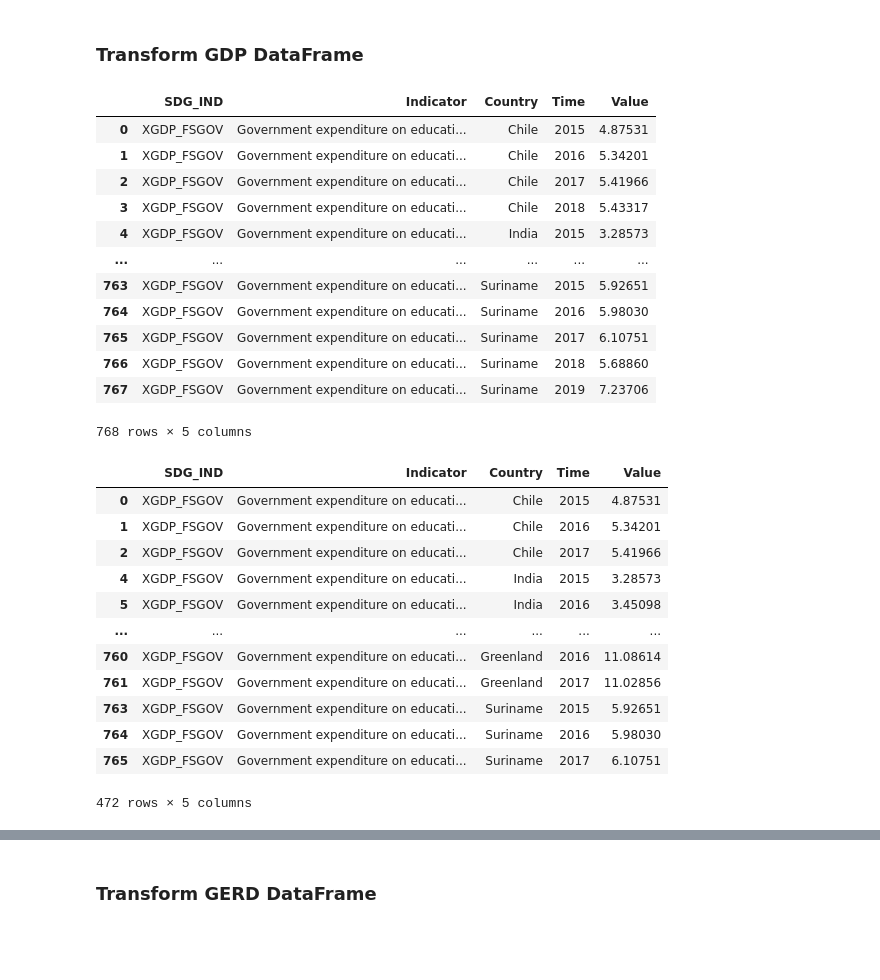
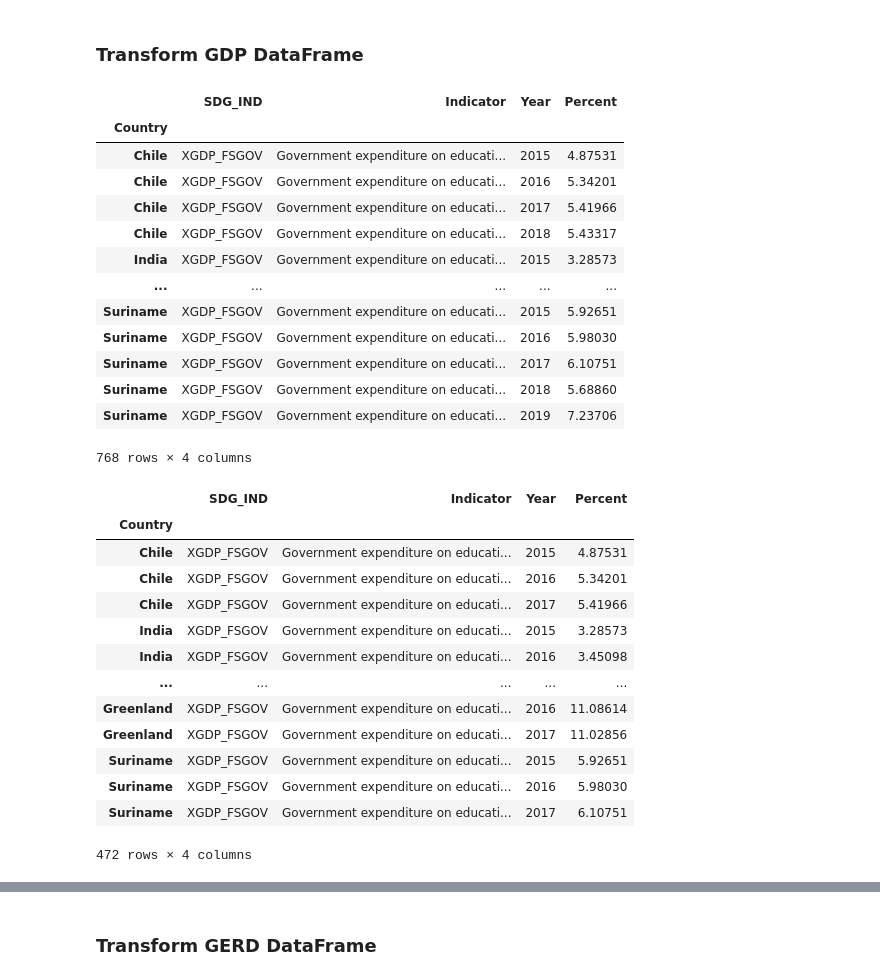
Before and after one commit to mchrzanowski27/Project2, a Jupyter notebook: Project2-Group3.ipynb, the cells around one changed output, grey strips where cells are left out. Cells and saved outputs as stored; diff of their text form; code cells hidden in the pictures; blank space fills up the shorter version.

```diff
--- a/Project2-Group3.ipynb
+++ b/Project2-Group3.ipynb
@@ -4,7 +5,7 @@ from sqlalchemy import create_engine
 # %% [markdown]
 ### Extract CSVs into DataFrames
 # %%
-GDP_file = "../Resources/GDP.csv"
+GDP_file = "Resources/GDP.csv"
 GDP_df = pd.read_csv(GDP_file)
 GDP_df
 # %% [output]
@@ -25,18 +26,21 @@ GDP_df
 ### Transform GDP DataFrame
 # %%
 GDP_df = GDP_df[['SDG_IND','Indicator','Country','Time','Value']]
+GDP_df = GDP_df.set_index('Country')
+GDP_df=GDP_df.rename(columns={'Time':'Year','Value':'Percent'})
 GDP_df
 # %% [output]
-|  | SDG_IND | Indicator | Country | Time | Value |
-| 0 | XGDP_FSGOV | Government expenditure on educati... | Chile | 2015 | 4.87531 |
-| 1 | XGDP_FSGOV | Government expenditure on educati... | Chile | 2016 | 5.34201 |
-| 2 | XGDP_FSGOV | Government expenditure on educati... | Chile | 2017 | 5.41966 |
-| 3 | XGDP_FSGOV | Government expenditure on educati... | Chile | 2018 | 5.43317 |
-| 4 | XGDP_FSGOV | Government expenditure on educati... | India | 2015 | 3.28573 |
-| ... | ... | ... | ... | ... | ... |
-| 763 | XGDP_FSGOV | Government expenditure on educati... | Suriname | 2015 | 5.92651 |
-| 764 | XGDP_FSGOV | Government expenditure on educati... | Suriname | 2016 | 5.98030 |
-| 765 | XGDP_FSGOV | Government expenditure on educati... | Suriname | 2017 | 6.10751 |
-| 766 | XGDP_FSGOV | Government expenditure on educati... | Suriname | 2018 | 5.68860 |
-| 767 | XGDP_FSGOV | Government expenditure on educati... | Suriname | 2019 | 7.23706 |
+|  | SDG_IND | Indicator | Year | Percent |
+| Country |  |  |  |  |
+| Chile | XGDP_FSGOV | Government expenditure on educati... | 2015 | 4.87531 |
+| Chile | XGDP_FSGOV | Government expenditure on educati... | 2016 | 5.34201 |
+| Chile | XGDP_FSGOV | Government expenditure on educati... | 2017 | 5.41966 |
+| Chile | XGDP_FSGOV | Government expenditure on educati... | 2018 | 5.43317 |
+| India | XGDP_FSGOV | Government expenditure on educati... | 2015 | 3.28573 |
+| ... | ... | ... | ... | ... |
+| Suriname | XGDP_FSGOV | Government expenditure on educati... | 2015 | 5.92651 |
+| Suriname | XGDP_FSGOV | Government expenditure on educati... | 2016 | 5.98030 |
+| Suriname | XGDP_FSGOV | Government expenditure on educati... | 2017 | 6.10751 |
+| Suriname | XGDP_FSGOV | Government expenditure on educati... | 2018 | 5.68860 |
+| Suriname | XGDP_FSGOV | Government expenditure on educati... | 2019 | 7.23706 |
-768 rows × 5 columns
+768 rows × 4 columns
@@ -47,19 +47,18 @@ GDP_df
 # %%
-
-
-GDP_trim_df = GDP_df.loc[GDP_df["Time"] <2018]
+GDP_trim_df = GDP_df.loc[GDP_df["Year"] <2018]
 GDP_trim_df
 # %% [output]
-|  | SDG_IND | Indicator | Country | Time | Value |
-| 0 | XGDP_FSGOV | Government expenditure on educati... | Chile | 2015 | 4.87531 |
-| 1 | XGDP_FSGOV | Government expenditure on educati... | Chile | 2016 | 5.34201 |
-| 2 | XGDP_FSGOV | Government expenditure on educati... | Chile | 2017 | 5.41966 |
-| 4 | XGDP_FSGOV | Government expenditure on educati... | India | 2015 | 3.28573 |
-| 5 | XGDP_FSGOV | Government expenditure on educati... | India | 2016 | 3.45098 |
-| ... | ... | ... | ... | ... | ... |
-| 760 | XGDP_FSGOV | Government expenditure on educati... | Greenland | 2016 | 11.08614 |
-| 761 | XGDP_FSGOV | Government expenditure on educati... | Greenland | 2017 | 11.02856 |
-| 763 | XGDP_FSGOV | Government expenditure on educati... | Suriname | 2015 | 5.92651 |
-| 764 | XGDP_FSGOV | Government expenditure on educati... | Suriname | 2016 | 5.98030 |
-| 765 | XGDP_FSGOV | Government expenditure on educati... | Suriname | 2017 | 6.10751 |
+|  | SDG_IND | Indicator | Year | Percent |
+| Country |  |  |  |  |
+| Chile | XGDP_FSGOV | Government expenditure on educati... | 2015 | 4.87531 |
+| Chile | XGDP_FSGOV | Government expenditure on educati... | 2016 | 5.34201 |
+| Chile | XGDP_FSGOV | Government expenditure on educati... | 2017 | 5.41966 |
+| India | XGDP_FSGOV | Government expenditure on educati... | 2015 | 3.28573 |
+| India | XGDP_FSGOV | Government expenditure on educati... | 2016 | 3.45098 |
+| ... | ... | ... | ... | ... |
+| Greenland | XGDP_FSGOV | Government expenditure on educati... | 2016 | 11.08614 |
+| Greenland | XGDP_FSGOV | Government expenditure on educati... | 2017 | 11.02856 |
+| Suriname | XGDP_FSGOV | Government expenditure on educati... | 2015 | 5.92651 |
+| Suriname | XGDP_FSGOV | Government expenditure on educati... | 2016 | 5.98030 |
+| Suriname | XGDP_FSGOV | Government expenditure on educati... | 2017 | 6.10751 |
-472 rows × 5 columns
+472 rows × 4 columns
```
Also changed, not shown: parts of 13 cells of this notebook, 1 other file.
